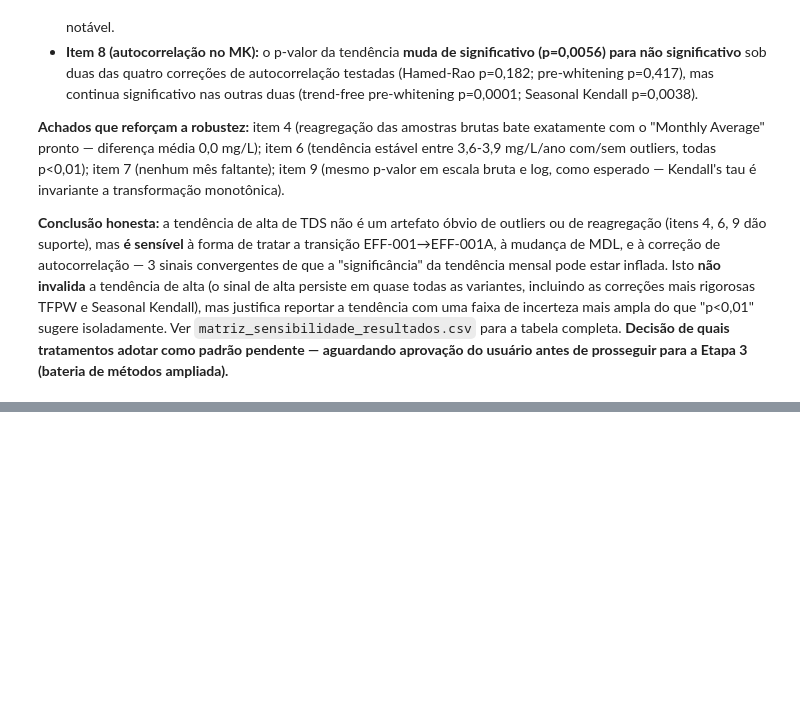
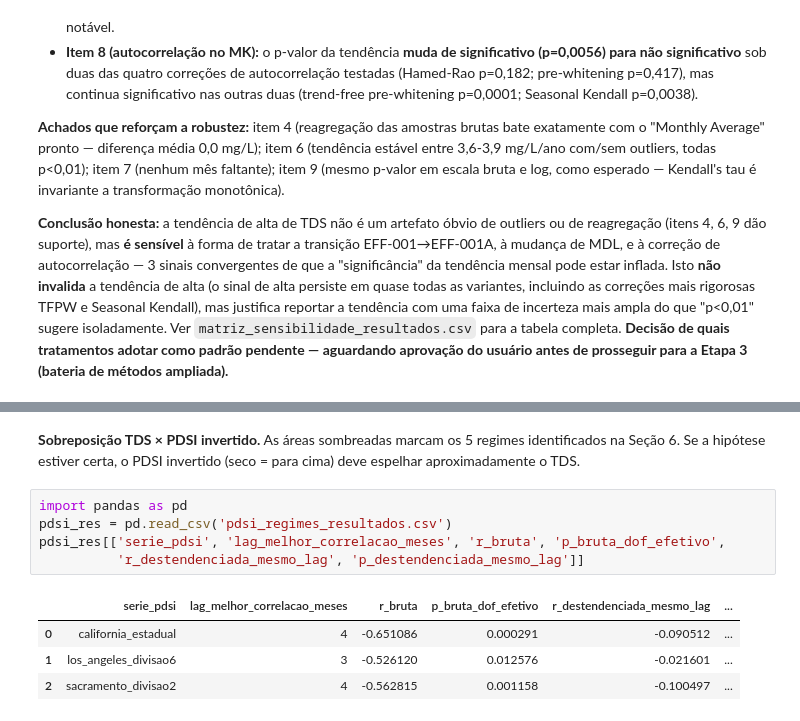
Before and after one commit to igorfnogueira/projeto-aplicado, a Jupyter notebook: notebook.ipynb, the cells around one changed output, grey strips where cells are left out. Saved outputs shown, nothing was run; the diff lists cells and outputs as text; blank space fills up the shorter version.

```diff
--- a/notebook.ipynb
+++ b/notebook.ipynb
@@ -397,0 +653,12 @@ matriz[['item', 'variante', 'metrica', 'valor_metrica', 'pvalor', 'n']]
+# %% [markdown]
+**Sobreposição TDS × PDSI invertido.** As áreas sombreadas marcam os 5 regimes identificados na Seção 6. Se a hipótese estiver certa, o PDSI invertido (seco = para cima) deve espelhar aproximadamente o TDS.
+# %%
+import pandas as pd
+pdsi_res = pd.read_csv('pdsi_regimes_resultados.csv')
+pdsi_res[['serie_pdsi', 'lag_melhor_correlacao_meses', 'r_bruta', 'p_bruta_dof_efetivo',
+          'r_destendenciada_mesmo_lag', 'p_destendenciada_mesmo_lag']]
+# %% [output]
+|  | serie_pdsi | lag_melhor_correlacao_meses | r_bruta | p_bruta_dof_efetivo | r_destendenciada_mesmo_lag | ... |
+| 0 | california_estadual | 4 | -0.651086 | 0.000291 | -0.090512 | ... |
+| 1 | los_angeles_divisao6 | 3 | -0.526120 | 0.012576 | -0.021601 | ... |
+| 2 | sacramento_divisao2 | 4 | -0.562815 | 0.001158 | -0.100497 | ... |
```
Also changed, not shown: parts of 26 cells of this notebook, 21 other files.
